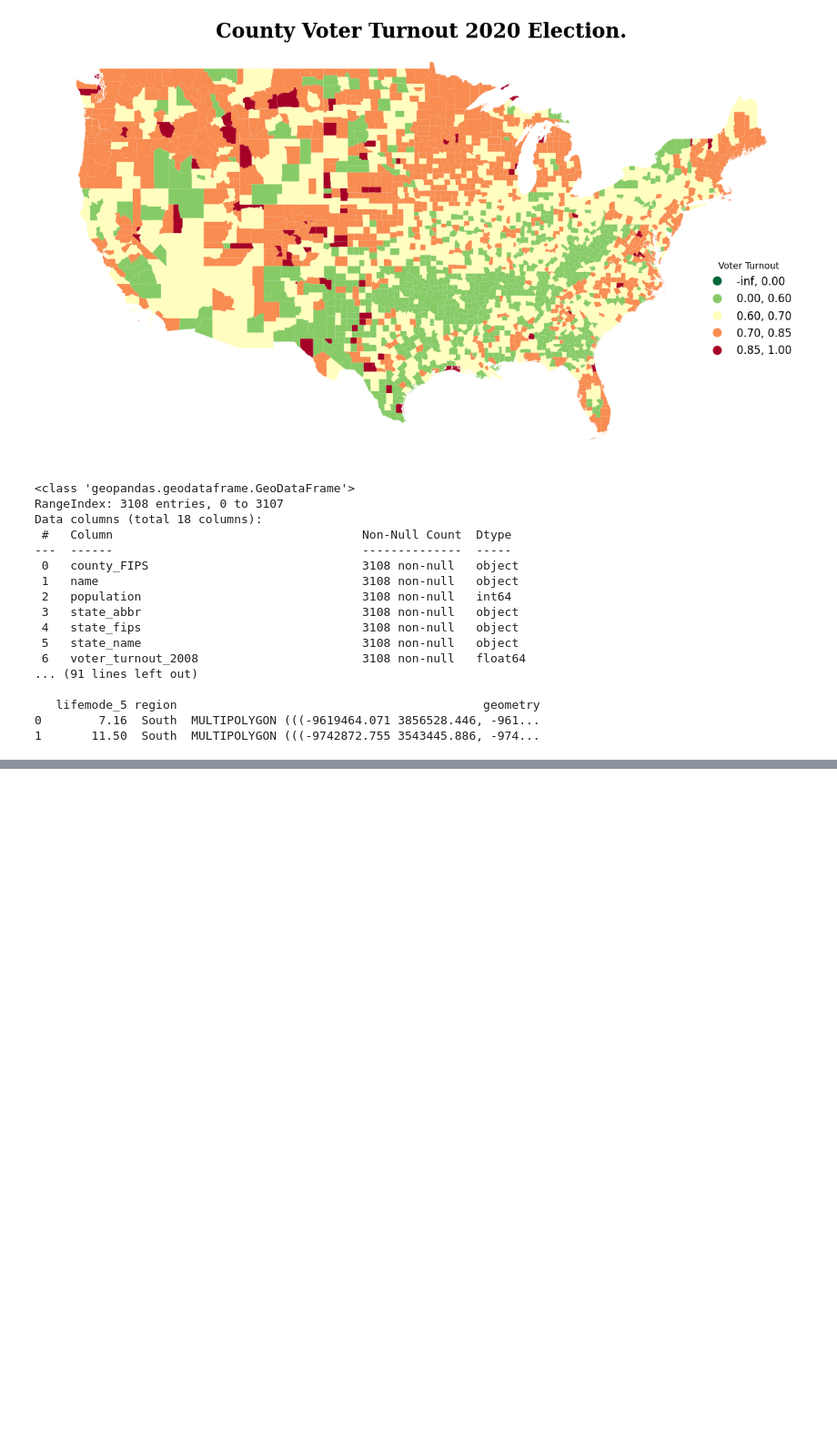
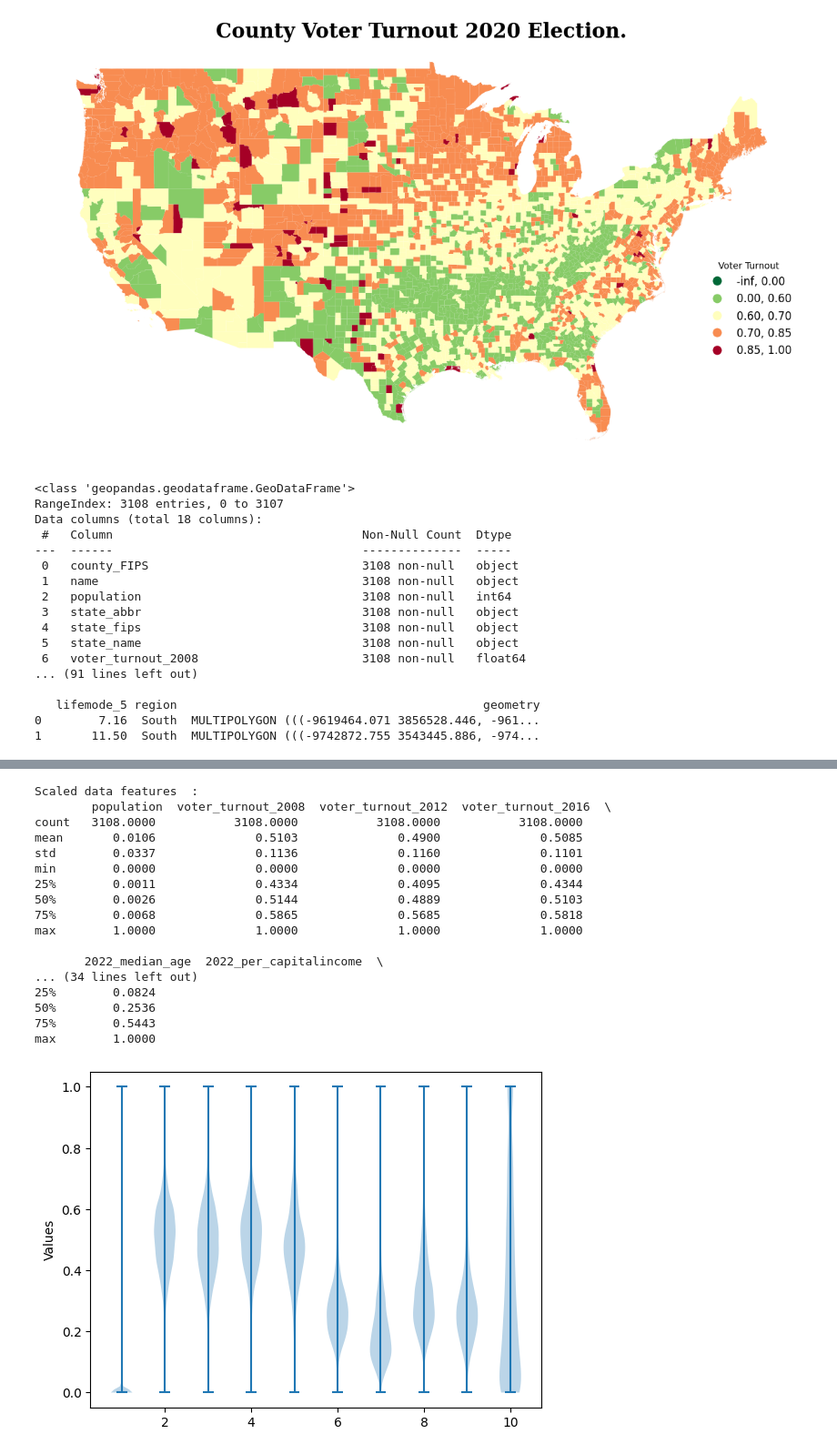
Before and after one commit to kechcole/Machine-Learning, a Jupyter notebook: Notebook/6.Support_Vector_Machine_Regressor.ipynb, the cells around one changed output, grey strips where cells are left out. Shown at 91% size. Saved outputs shown, nothing was run; the diff lists cells and outputs as text; code cells hidden in the pictures; blank space fills up the shorter version.

```diff
--- a/Notebook/6.Support_Vector_Machine_Regressor.ipynb
+++ b/Notebook/6.Support_Vector_Machine_Regressor.ipynb
@@ -101,0 +131,40 @@ Data columns (total 18 columns):
+# %%
+# Scaler ALL numeric data through normalisation
+
+scaleMinMax = MinMaxScaler(feature_range=(0, 1))  # Scaler ensures values should range between 0 and 1
+
+X = scaleMinMax.fit_transform(X)
+
+# Create a dataframe of scaled data
+X = pd.DataFrame(X, columns=['population', 'voter_turnout_2008', 'voter_turnout_2012',
+                            'voter_turnout_2016', '2022_median_age', '2022_per_capitalincome',
+                            'perc_2022_age_25+_no_diploma/highschool',
+                            'perc_2022_age_25+_with_bachelors_degree', '2022_avg_disposable_income',
+                            'lifemode_5'])
+
+# View Scaled data
+print(f'Scaled data features  : \n {X.describe().round(4)}')
+
+# Plot scaled data
+plt.violinplot(X)
+plt.ylabel('Values')
+plt.show()
+# %% [output]
+Scaled data features  :
+        population  voter_turnout_2008  voter_turnout_2012  voter_turnout_2016  \
+count   3108.0000           3108.0000           3108.0000           3108.0000
+mean       0.0106              0.5103              0.4900              0.5085
+std        0.0337              0.1136              0.1160              0.1101
+min        0.0000              0.0000              0.0000              0.0000
+25%        0.0011              0.4334              0.4095              0.4344
+50%        0.0026              0.5144              0.4889              0.5103
+75%        0.0068              0.5865              0.5685              0.5818
+max        1.0000              1.0000              1.0000              1.0000
+
+       2022_median_age  2022_per_capitalincome  \
+... (34 lines left out)
+25%        0.0824
+50%        0.2536
+75%        0.5443
+max        1.0000
+[figure, added]
```
Also changed, not shown: parts of 5 cells of this notebook.
